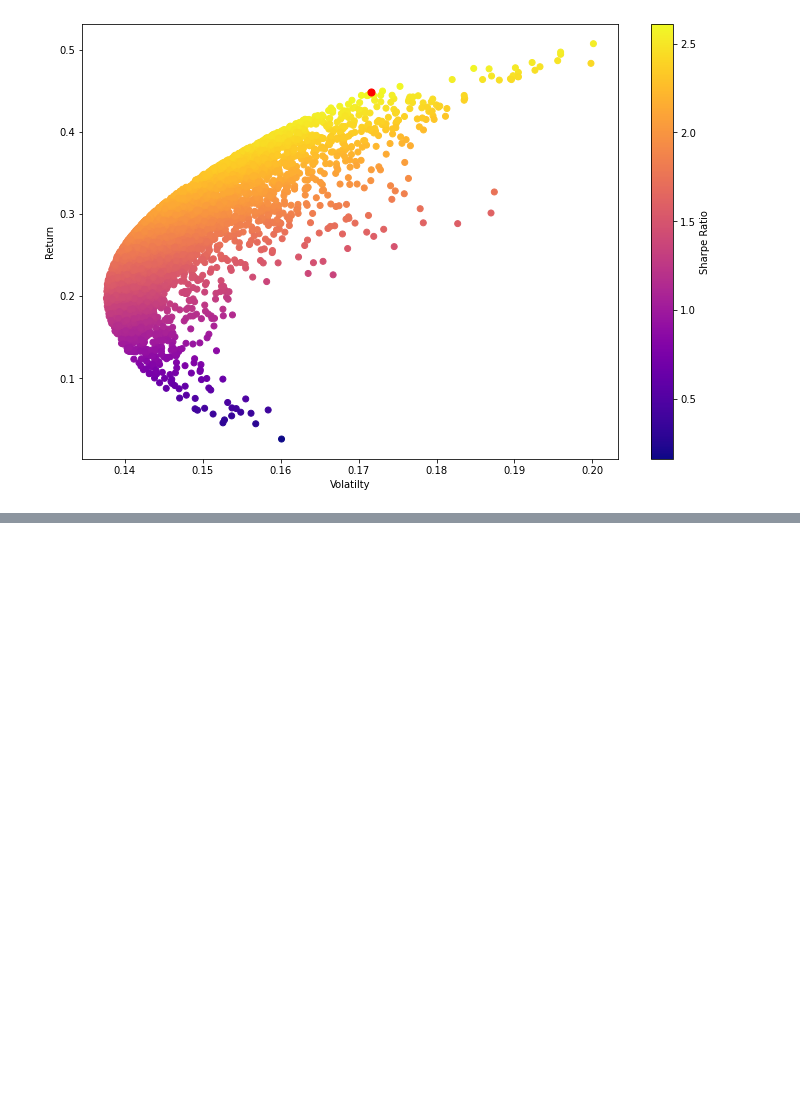
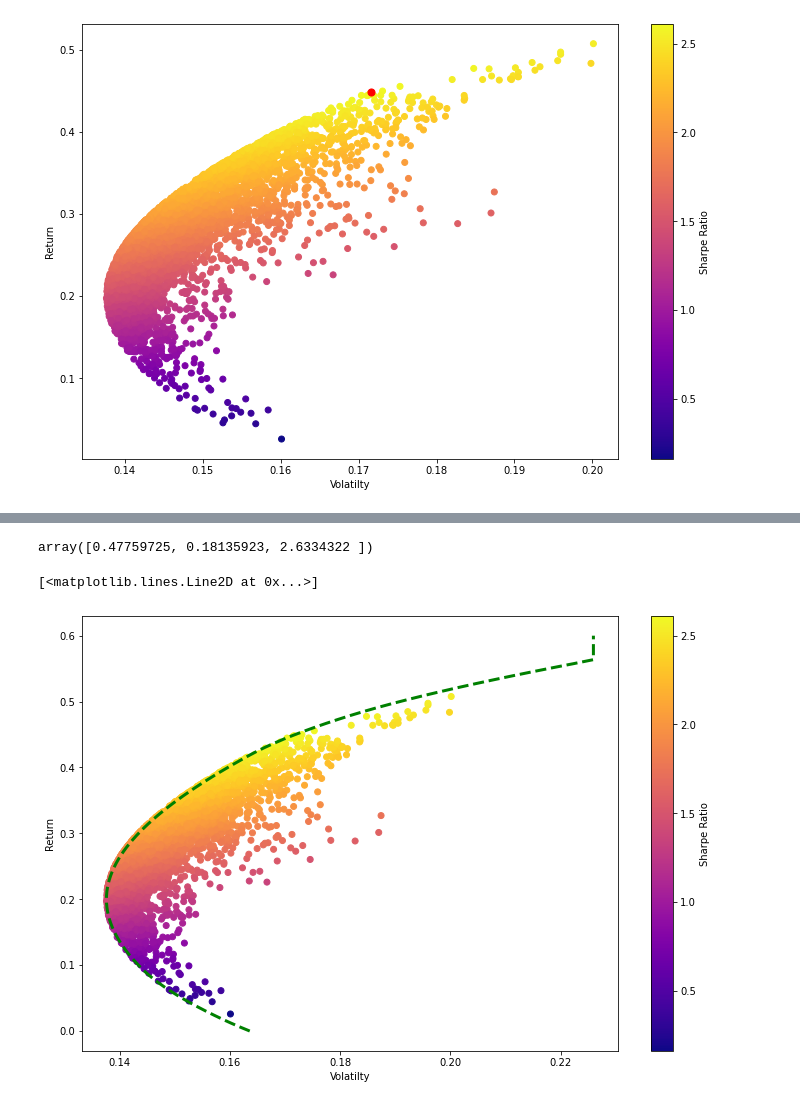
Before and after one commit to gaditi123/quant, a Jupyter notebook: Portfolio_optimisation.ipynb, the cells around one changed output, grey strips where cells are left out. Cells and saved outputs as stored; diff of their text form; code cells hidden in the pictures; blank space fills up the shorter version.

```diff
--- a/Portfolio_optimisation.ipynb
+++ b/Portfolio_optimisation.ipynb
@@ -178,0 +216,2 @@ plt.scatter(max_sr_vol,max_sr_ret,c='red',s=50)
+# %%
+init_guess = [0.25,0.25,0.25,0.25]
@@ -178,0 +232,29 @@ plt.scatter(max_sr_vol,max_sr_ret,c='red',s=50)
+# %%
+get_ret_vol_sr(opt_results.x)
+# %% [output]
+array([0.47759725, 0.18135923, 2.6334322 ])
+# %%
+frontier_y = np.linspace(0,0.6,100)
+# %%
+def minimize_volatility(weights):
+  return get_ret_vol_sr(weights)[1]
+# %%
+frontier_volatility = []
+
+for possible_return in frontier_y:
+  cons = ({'type':'eq','fun':check_sum},
+          {'type':'eq','fun':lambda w: get_ret_vol_sr(w)[0] - possible_return})
+  result = minimize (minimize_volatility , init_guess, method='SLSQP', bounds= bounds, constraints=cons)
+
+  frontier_volatility.append(result['fun'])
+# %%
+plt.figure(figsize=(12,8))
+plt.scatter(vol_arr,ret_arr,c=sharpe_arr,cmap = 'plasma')
+plt.colorbar(label = 'Sharpe Ratio')
+plt.xlabel('Volatilty')
+plt.ylabel('Return')
+
+plt.plot(frontier_volatility, frontier_y, 'g--', linewidth =3)
+# %% [output]
+[<matplotlib.lines.Line2D at 0x...>]
+[figure, added]
```
Also changed, not shown: parts of 9 cells of this notebook.
